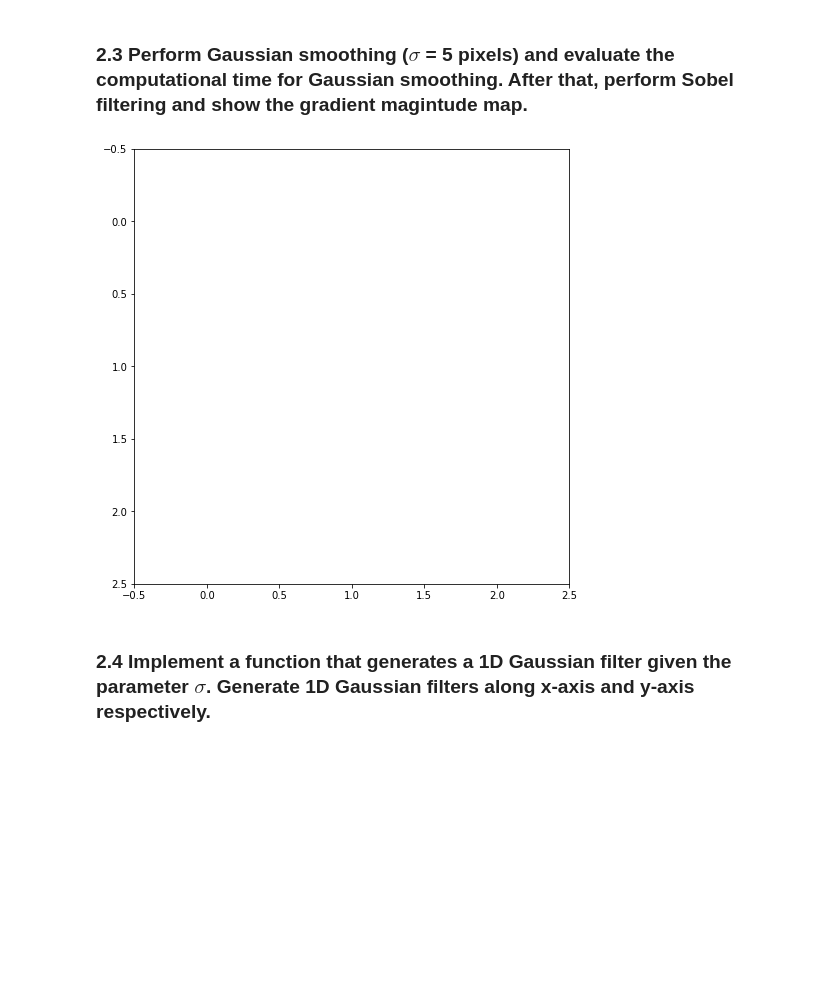
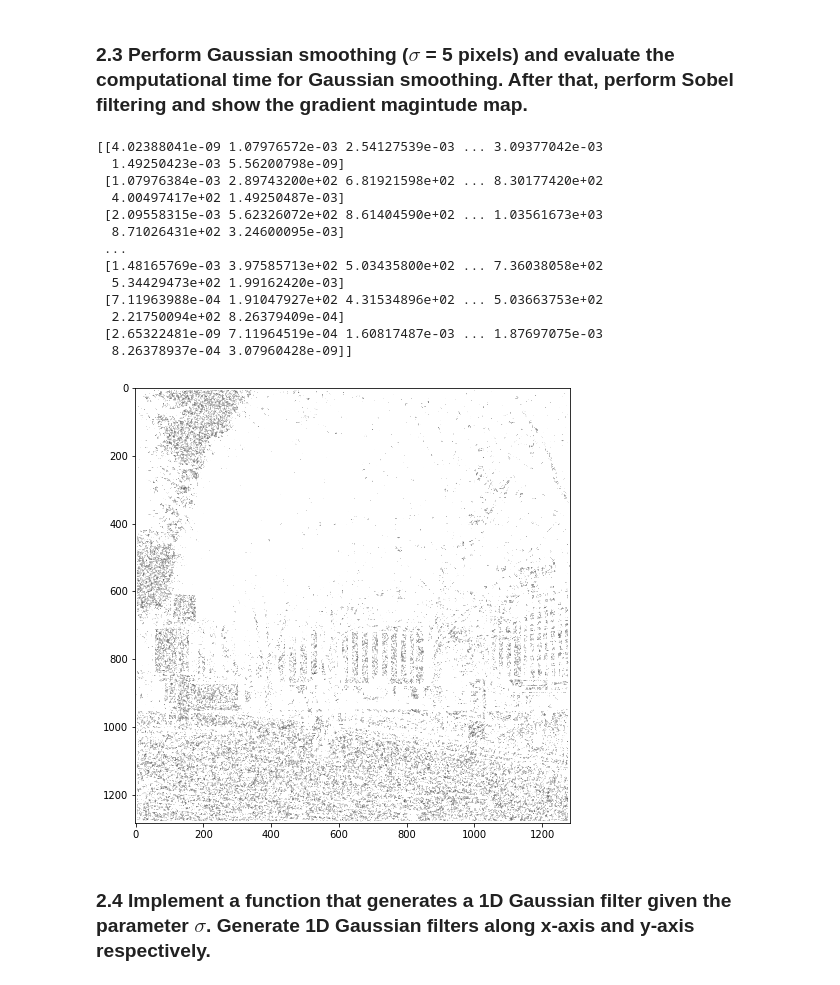
Before and after one commit to Shaanukstar123/Computer-Vision-CW1-Image-Filtering, a Jupyter notebook: coursework_01/coursework_01.ipynb, the cells around one changed output. Cells and saved outputs as stored; diff of their text form; code cells hidden in the pictures; blank space fills up the shorter version.

```diff
--- a/coursework_01/coursework_01.ipynb
+++ b/coursework_01/coursework_01.ipynb
@@ -188,24 +190,47 @@ plt.imshow(h)
 [figure]
 # %% [markdown]
 ### 2.3 Perform Gaussian smoothing ($\sigma$ = 5 pixels) and evaluate the computational time for Gaussian smoothing. After that, perform Sobel filtering and show the gradient magintude map.
-# %%
-# Construct the Gaussian filter
-### Insert your code ###
-
-# Perform Gaussian smoothing and count time
-### Insert your code ###
-
-# Image filtering
-### Insert your code ###
-
-# Calculate the gradient magnitude
-### Insert your code ###
-
-# Display the gradient magnitude map (provided)
-plt.imshow(grad_mag, cmap='gray', vmin=0, vmax=100)
-plt.gcf().set_size_inches(8, 8)
-# %% [output]
-[figure, removed]
+# %%
+# Construct the Gaussian filter
+gauss_filter = gaussian_filter_2d(5)
+from scipy import ndimage
+
+# Perform Gaussian smoothing and count time
+gauss_img = scipy.signal.convolve2d(image_noisy, gauss_filter)
+#gauss_img = ndimage.gaussian_filter(image_noisy,sigma = 5)
+plt.imshow(gauss_img, cmap='gray', vmin=0, vmax=100)
+
+# Image filtering
+image_x = scipy.signal.convolve2d(gauss_img,sobel_x)
+image_y = scipy.signal.convolve2d(gauss_img,sobel_y)
+
+# Calculate the gradient magnitude
+grad_mag = np.sqrt(np.square(image_x) + np.square(image_y))
+# for i in range(grad_mag.shape[0]):
+#     for j in range(grad_mag.shape[1]):
+#         x= image_x[i][j]
+#         y= image_y[i][j]
+#         grad_mag[i,j] = math.sqrt(x**2+y**2)
+#grad_mag = scipy.signal.convolve2d(gauss_img,grad_mag)
+print(grad_mag)
+# Display the gradient magnitude map (provided)
+plt.imshow(grad_mag, cmap='gray', vmin=0, vmax=100)
+plt.gcf().set_size_inches(8, 8)
+# %% [output]
+[[4.02388041e-09 1.07976572e-03 2.54127539e-03 ... 3.09377042e-03
+  1.49250423e-03 5.56200798e-09]
+ [1.07976384e-03 2.89743200e+02 6.81921598e+02 ... 8.30177420e+02
+  4.00497417e+02 1.49250487e-03]
+ [2.09558315e-03 5.62326072e+02 8.61404590e+02 ... 1.03561673e+03
+  8.71026431e+02 3.24600095e-03]
+ ...
+ [1.48165769e-03 3.97585713e+02 5.03435800e+02 ... 7.36038058e+02
+  5.34429473e+02 1.99162420e-03]
+ [7.11963988e-04 1.91047927e+02 4.31534896e+02 ... 5.03663753e+02
+  2.21750094e+02 8.26379409e-04]
+ [2.65322481e-09 7.11964519e-04 1.60817487e-03 ... 1.87697075e-03
+  8.26378937e-04 3.07960428e-09]]
+[figure, added]
 # %% [markdown]
 ### 2.4 Implement a function that generates a 1D Gaussian filter given the parameter $\sigma$. Generate 1D Gaussian filters along x-axis and y-axis respectively.
 # %%
```
Also changed, not shown: parts of 2 cells of this notebook.
